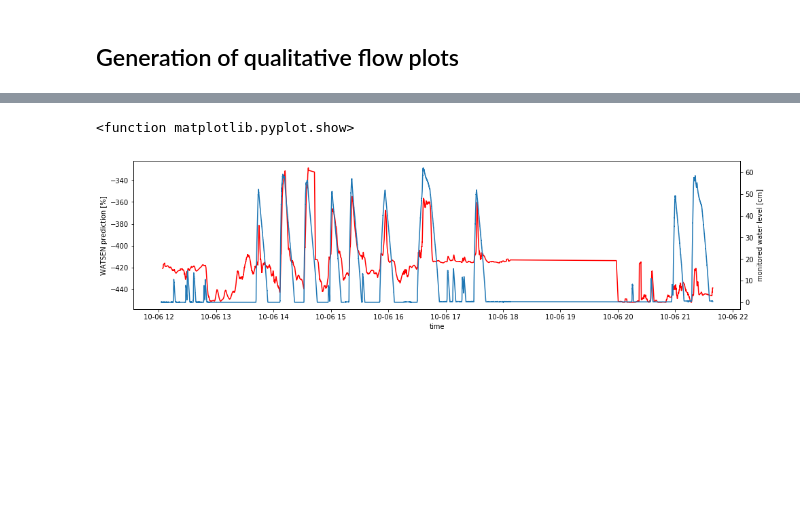
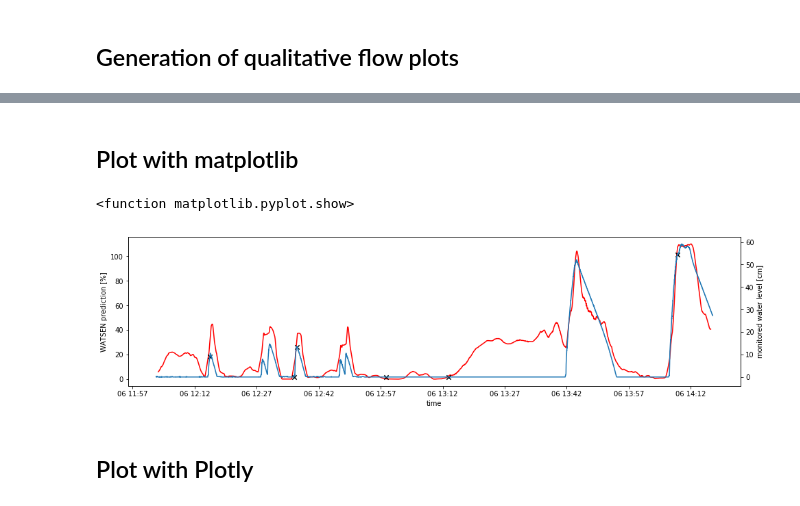
Before and after one commit to mmmatthew/netsen, a Jupyter notebook: demo/water_level/watsen demo-predict.ipynb, the cells around one changed output, grey strips where cells are left out. Drawn from its saved outputs; the diff is of its cells as text; code cells hidden in the pictures; blank space fills up the shorter version.

```diff
--- a/demo/water_level/watsen demo-predict.ipynb
+++ b/demo/water_level/watsen demo-predict.ipynb
@@ -16,5 +17,5 @@ from tf_unet import image_util
 nx = 640
 ny = 360
 # %%
-net = unet.Unet(channels=3, n_class=2, layers=5, features_root=16, cost_kwargs=dict(class_weights=[1,2]))
+net = unet.Unet(channels=3, n_class=3, layers=5, features_root=16, cost_kwargs=dict(class_weights=[1,1,1]))
 # %% [output]
@@ -23,7 +24,8 @@ net = unet.Unet(channels=3, n_class=2, layers=5, features_root=16, cost_kwargs=d
 ## Generation of qualitative flow plots
 # %%
 data = net.predictAll(
-    model_path="./unet_trained/model.cpkt",
-    images_path='F:/MOY_PhD_DATA_LOCAL/2017_watsen/data/frames')
+    model_path="./unet_trained/v8_b4_ly5/model.cpkt",
+    images_path='F:/MOY_PhD_DATA_LOCAL/2017_watsen/data/frames',
+    count=5000)
 # %% [output]
 Number of files used: 18497
@@ -35,27 +37,47 @@ import pandas as pd
 dattt = pd.DataFrame({
     'time':data['time'] ,
     'sensor':data['sensor'] ,
-    'p6':data['watsen']['0.6'],
-
-    'p7':data['watsen']['0.7'],
-    'p8':data['watsen']['0.8'],
-    'p9':data['watsen']['0.9'],
+    'p95':data['watsen']['0.8'],
+    'p95':data['watsen']['0.9'],
+    'p95':data['watsen']['0.95'],
+    'p97':data['watsen']['0.97']
 })
-
-
 # dattt.to_csv("output.csv")
+# %%
+# Get training data for plotting
+import glob
+from datetime import datetime
+
+
+
+training = {
+    'time':[],
+    'sensor':[]
+}
+for d in glob.glob('training_data/3_cl/*.tiff'):
+
+    info = os.path.basename(d).split('_')
+    time = datetime.strptime(info[0], '%y%m%d %H%M%S')
+    if time > min(dattt['time']) and time < max(dattt['time']):
+        training['time'].append(datetime.strptime(info[0], '%y%m%d %H%M%S'))
+        training['sensor'].append(float(info[1].split('.')[0]) / 10)
+# %% [markdown]
+## Plot with matplotlib
 # %%
 fig, ax1 = plt.subplots(figsize=(16, 4))
-ax1.plot(dattt['time'], -dattt['p8'].rolling(60).mean(), 'r')
+ax1.plot(dattt['time'], dattt['p95'].rolling(60, center=True).mean(), 'r')
 
 ax2=ax1.twinx()
 ax2.plot(dattt['time'], dattt['sensor'])
+ax2.scatter(training['time'], training['sensor'], marker='x', s = 40, c='black')
 
 
 ax1.set_xlabel('time')
 ax1.set_ylabel('WATSEN prediction [%]')
 ax2.set_ylabel('monitored water level [cm]')
 plt.show
 # %% [output]
 <function matplotlib.pyplot.show>
-[figure, old version]
+[figure, new version]
+# %% [markdown]
+## Plot with Plotly
```
Also changed, not shown: parts of 6 cells of this notebook, 14 other files.
